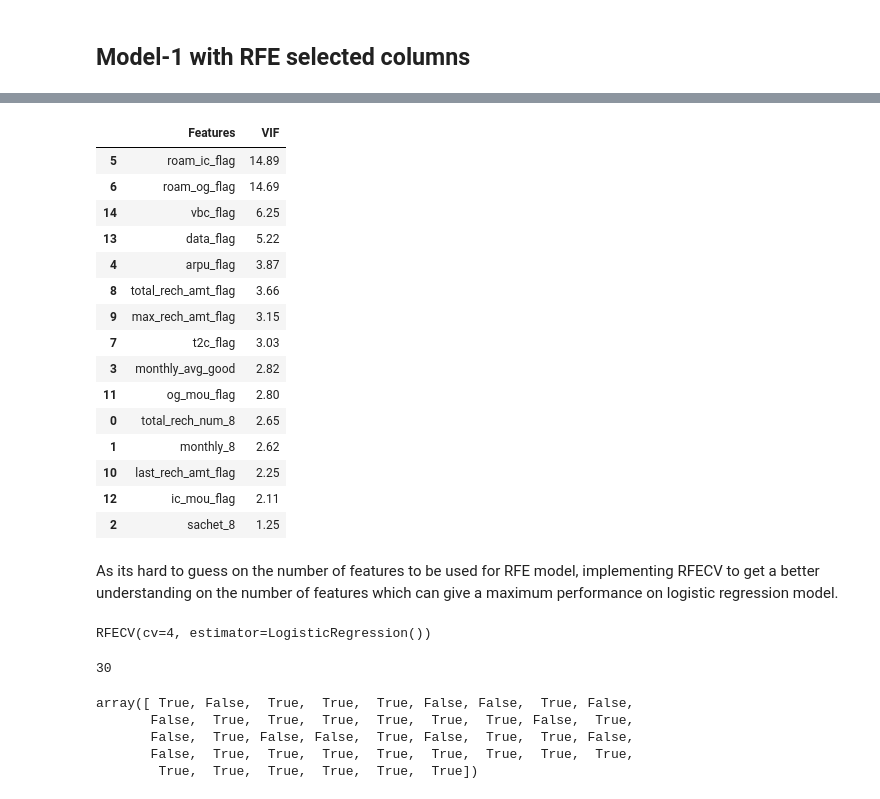
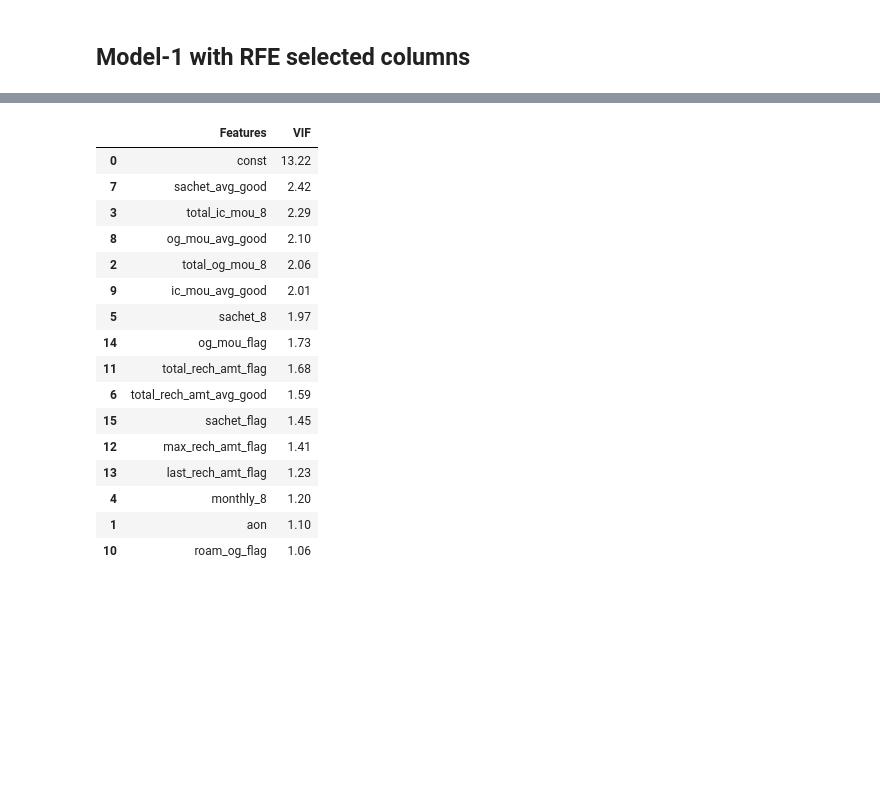
Before and after one commit to parijaatsunil/Telecom_Churn_Case_Study, a Jupyter notebook: Telecom Churn_July.ipynb, the cells around one changed output, grey strips where cells are left out. Saved outputs shown, nothing was run; the diff lists cells and outputs as text; code cells hidden in the pictures; blank space fills up the shorter version.

```diff
--- a/Telecom Churn_July.ipynb
+++ b/Telecom Churn_July.ipynb
@@ -1403,7 +2021,7 @@ Generalized Linear Model Regression Results
 ### Getting parameters from RFE
 # %%
 rfe = RFE(estimator=logreg, n_features_to_select=15)
-rfe.fit(X_train, y_train)
+rfe.fit(X_train_unsm, y_train_unsm)
 # %% [output]
 RFE(estimator=LogisticRegression(), n_features_to_select=15)
 # %%
@@ -1429,3 +2047,4 @@ list(zip(X_train.columns, rfe.support_, rfe.ranking_))
 # %%
-X_train.columns[rfe.support_]
+col = X_train_unsm.columns[rfe.support_]
+col
 # %% [output]
@@ -1436,6 +2056,10 @@ Index(['total_rech_num_8', 'monthly_8', 'sachet_8', 'monthly_avg_good',
       dtype='object')
 # %%
-col_rfe_support = X_train.columns[rfe.support_]
+# Creating X_test dataframe with RFE selected variables
+X_train_rfe = X_train_unsm[col]
+# %%
+# Adding constant
+X_train_rfe = sm.add_constant(X_train_rfe)
 # %% [markdown]
 ## Model-1 with RFE selected columns
 # %%
@@ -1472,44 +2097,26 @@ Generalized Linear Model Regression Results
 # %%
 # Create a dataframe that will contain the names of all the feature variables and their respective VIFs
 vif = pd.DataFrame()
-vif['Features'] = X_train[col_rfe_support].columns
-vif['VIF'] = [variance_inflation_factor(X_train[col_rfe_support].values, i) for i in range(X_train[col_rfe_support].shape[1])]
+vif['Features'] = X_train_rfe.columns
+vif['VIF'] = [variance_inflation_factor(X_train_rfe.values, i) for i in range(X_train_rfe.shape[1])]
 vif['VIF'] = round(vif['VIF'], 2)
 vif = vif.sort_values(by = "VIF", ascending = False)
 vif
 # %% [output]
 |  | Features | VIF |
-| 5 | roam_ic_flag | 14.89 |
-| 6 | roam_og_flag | 14.69 |
-| 14 | vbc_flag | 6.25 |
-| 13 | data_flag | 5.22 |
-| 4 | arpu_flag | 3.87 |
-| 8 | total_rech_amt_flag | 3.66 |
-| 9 | max_rech_amt_flag | 3.15 |
-| 7 | t2c_flag | 3.03 |
-| 3 | monthly_avg_good | 2.82 |
-| 11 | og_mou_flag | 2.80 |
-| 0 | total_rech_num_8 | 2.65 |
-| 1 | monthly_8 | 2.62 |
-| 10 | last_rech_amt_flag | 2.25 |
-| 12 | ic_mou_flag | 2.11 |
-| 2 | sachet_8 | 1.25 |
+| 0 | const | 13.22 |
+| 7 | sachet_avg_good | 2.42 |
+| 3 | total_ic_mou_8 | 2.29 |
+| 8 | og_mou_avg_good | 2.10 |
+| 2 | total_og_mou_8 | 2.06 |
+| 9 | ic_mou_avg_good | 2.01 |
+| 5 | sachet_8 | 1.97 |
+| 14 | og_mou_flag | 1.73 |
+| 11 | total_rech_amt_flag | 1.68 |
+| 6 | total_rech_amt_avg_good | 1.59 |
+| 15 | sachet_flag | 1.45 |
+| 12 | max_rech_amt_flag | 1.41 |
+| 13 | last_rech_amt_flag | 1.23 |
+| 4 | monthly_8 | 1.20 |
+| 1 | aon | 1.10 |
+| 10 | roam_og_flag | 1.06 |
-# %% [markdown]
-As its hard to guess on the number of features to be used for RFE model, implementing RFECV to get a better understanding on the number of features which can give a maximum performance on logistic regression model.
-# %%
-rfecv = RFECV(estimator = logreg, cv = 4)
-rfecv.fit(X_train, y_train)
-# %% [output]
-RFECV(cv=4, estimator=LogisticRegression())
-# %%
-rfecv.n_features_
-# %% [output]
-30
-# %%
-rfecv.support_
-# %% [output]
-array([ True, False,  True,  True,  True, False, False,  True, False,
-       False,  True,  True,  True,  True,  True,  True, False,  True,
-       False,  True, False, False,  True, False,  True,  True, False,
-       False,  True,  True,  True,  True,  True,  True,  True,  True,
-        True,  True,  True,  True,  True,  True])
```
Also changed, not shown: parts of 171 cells of this notebook.
